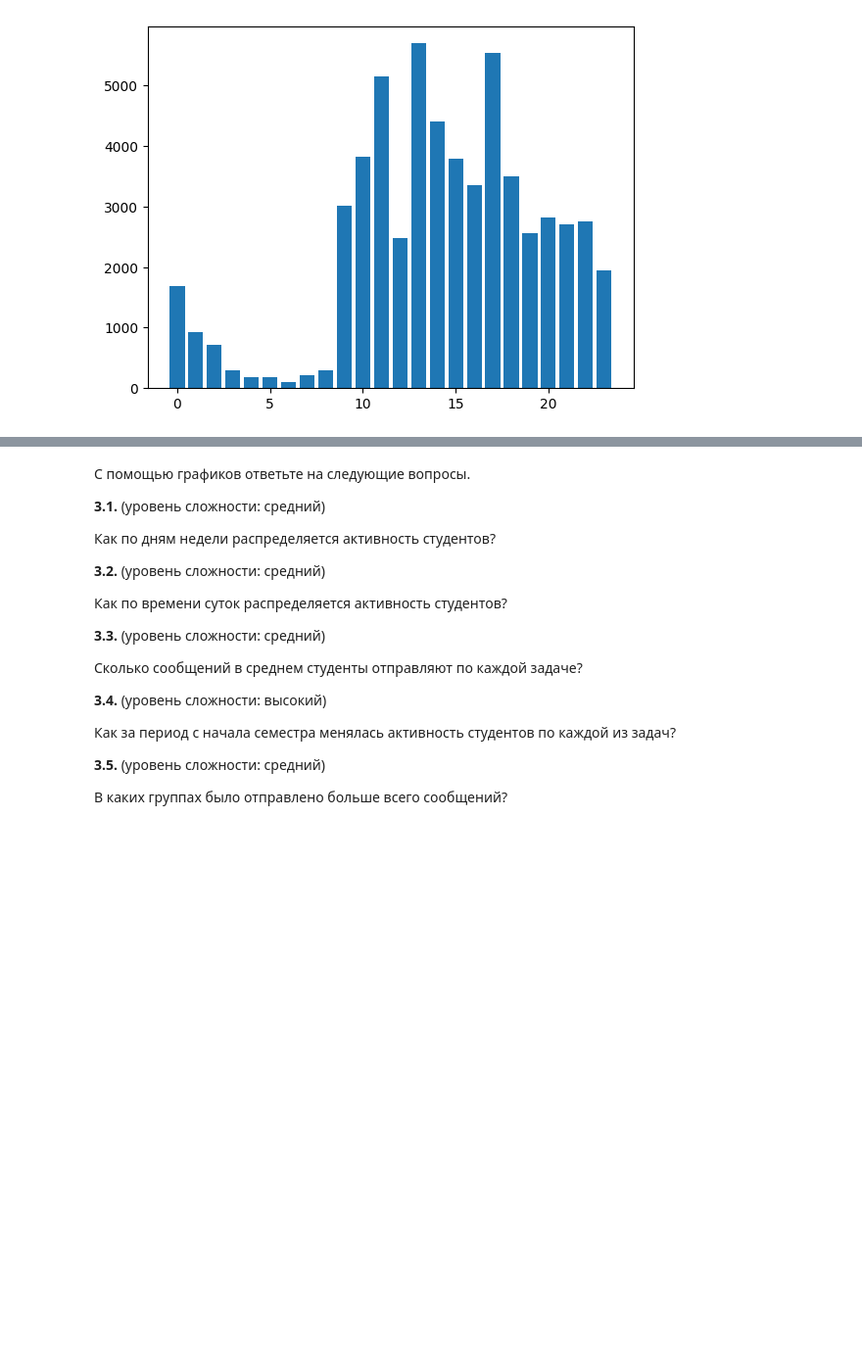
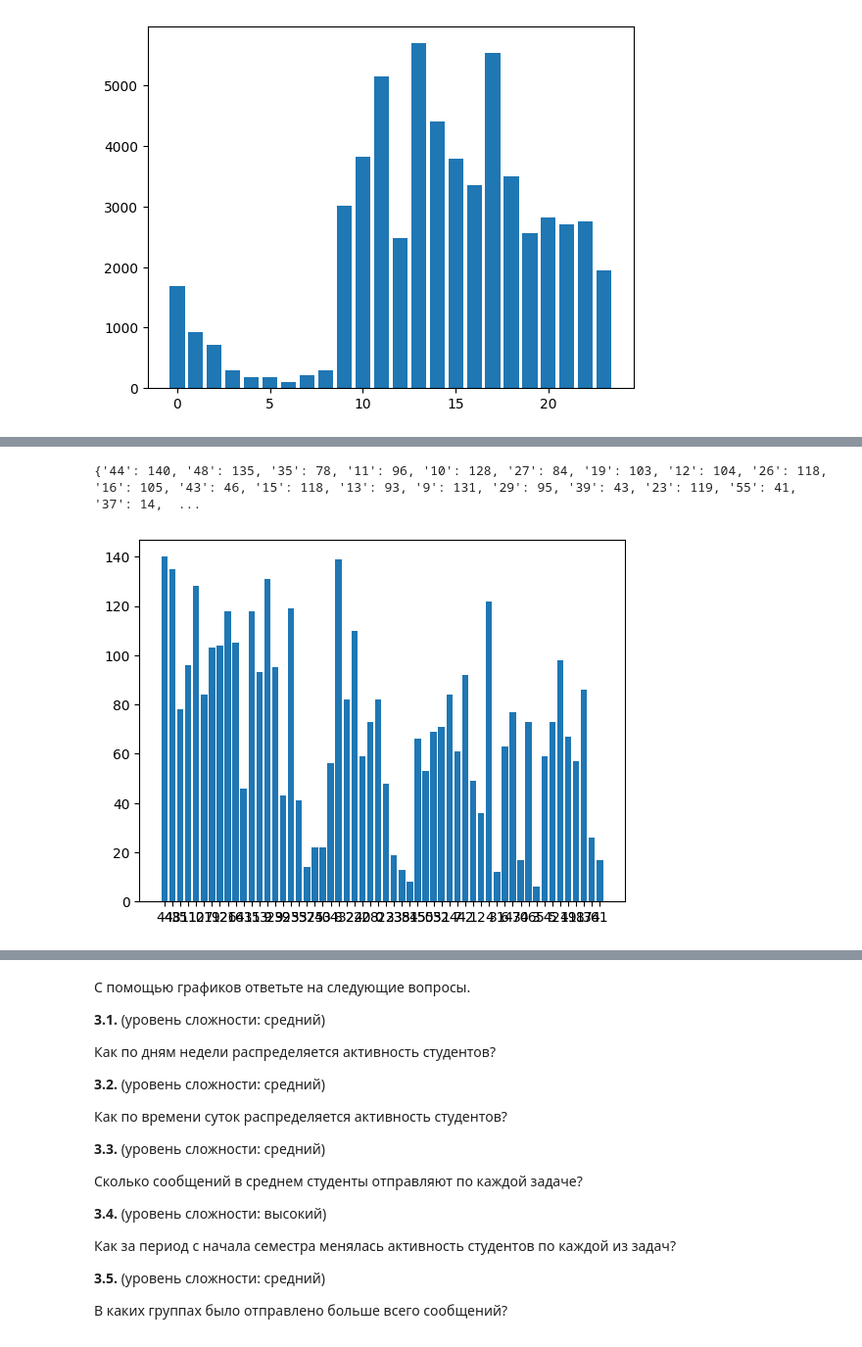
Before and after one commit to Idontlikeni/fourth_semestr, a Jupyter notebook: piton/pract3.ipynb, the cells around one changed output, grey strips where cells are left out. Shown at 98% size. Saved outputs shown, nothing was run; the diff lists cells and outputs as text; code cells hidden in the pictures; blank space fills up the shorter version.

```diff
--- a/piton/pract3.ipynb
+++ b/piton/pract3.ipynb
@@ -587,0 +665,19 @@ plt.show()
+# %%
+# 3.6
+import matplotlib.pyplot as plt
+dct = dict()
+for line in statuses:
+    g = line[2]
+    s = int(line[4])
+    if s == 2:
+        dct[g] = dct.get(g, 0) + 1
+
+print(dct)
+
+fig, ax = plt.subplots()
+ax.bar(dct.keys(), dct.values())
+
+plt.show()
+# %% [output]
+{'44': 140, '48': 135, '35': 78, '11': 96, '10': 128, '27': 84, '19': 103, '12': 104, '26': 118, '16': 105, '43': 46, '15': 118, '13': 93, '9': 131, '29': 95, '39': 43, '23': 119, '55': 41, '37': 14,  ...
+[figure, added]
```
Also changed, not shown: parts of 11 cells of this notebook, 16 other files.
